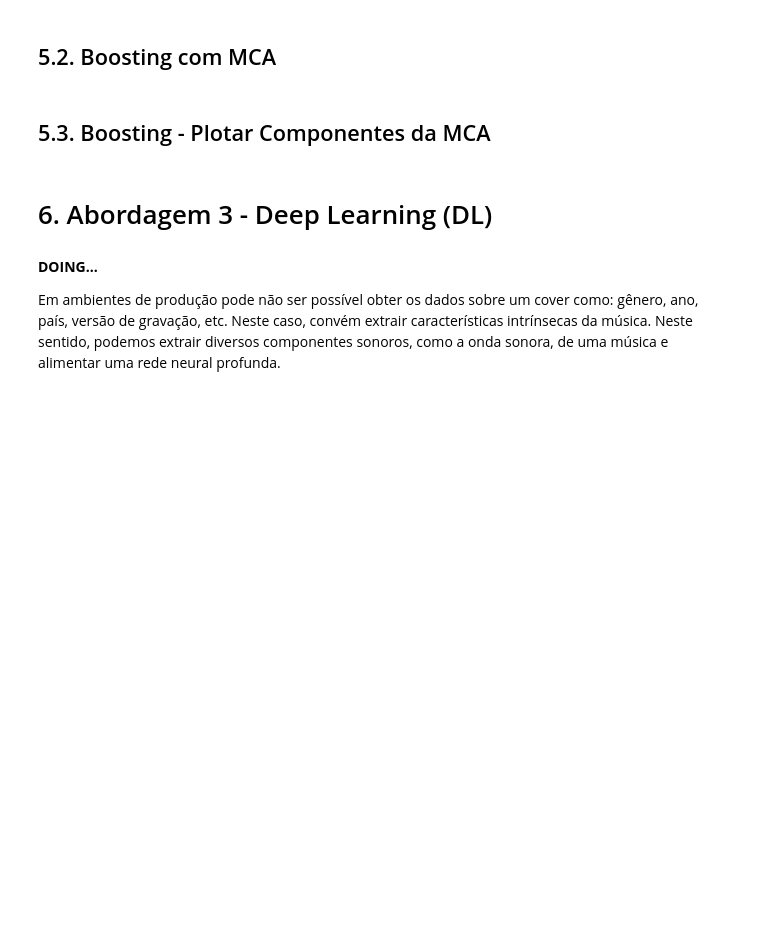
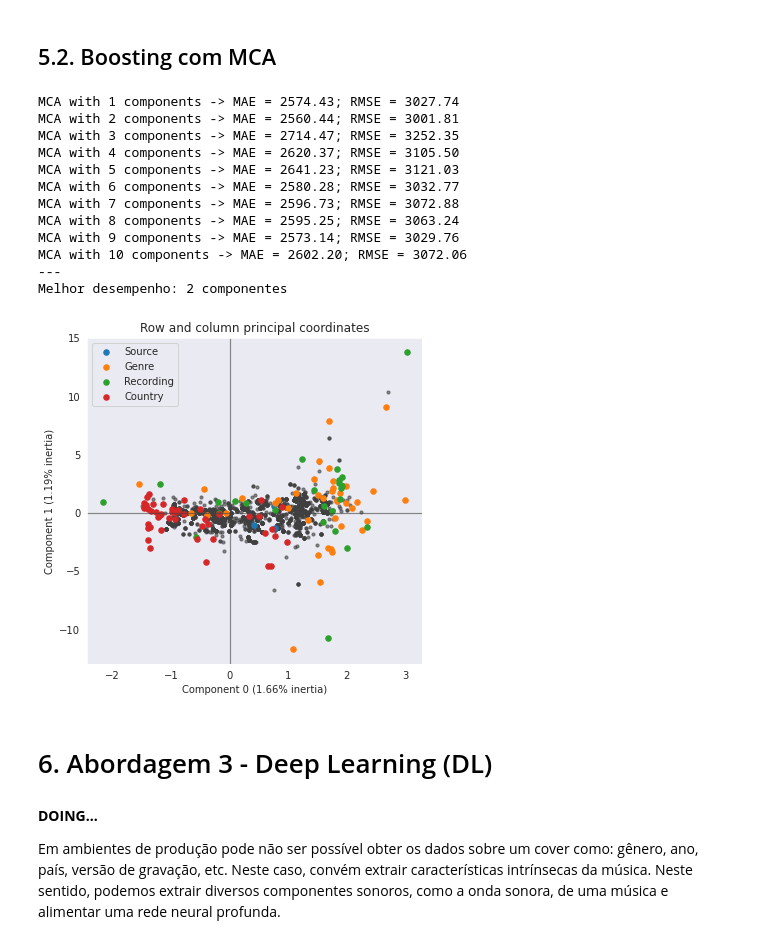
Before and after one commit to Andygrammer/CoverSongIdentification, a Jupyter notebook: CoverSongIdentification.ipynb, the cells around one changed output. Drawn from its saved outputs; the diff is of its cells as text; code cells hidden in the pictures; blank space fills up the shorter version.

```diff
--- a/CoverSongIdentification.ipynb
+++ b/CoverSongIdentification.ipynb
@@ -600,8 +624,19 @@ doEnsemble('Boosting')
 # %%
 # 'Bagging' for Random Forest; 'Boosting' for Extreme Gradient Boosting.
 # n_components -> recommendation: n_components = 1 to 10
 # X2 = features
 preds_list = doEnsembleWithMCA('Boosting', 10, X2)
-preds_list
+# %% [output]
+MCA with 1 components -> MAE = 2574.43; RMSE = 3027.74
+MCA with 2 components -> MAE = 2560.44; RMSE = 3001.81
+MCA with 3 components -> MAE = 2714.47; RMSE = 3252.35
+MCA with 4 components -> MAE = 2620.37; RMSE = 3105.50
+MCA with 5 components -> MAE = 2641.23; RMSE = 3121.03
+MCA with 6 components -> MAE = 2580.28; RMSE = 3032.77
+MCA with 7 components -> MAE = 2596.73; RMSE = 3072.88
+MCA with 8 components -> MAE = 2595.25; RMSE = 3063.24
+MCA with 9 components -> MAE = 2573.14; RMSE = 3029.76
+MCA with 10 components -> MAE = 2602.20; RMSE = 3072.06
+---
+Melhor desempenho: 2 componentes
+[figure, added]
-# %% [markdown]
-## 5.3. Boosting - Plotar Componentes da MCA
```
Also changed, not shown: parts of 9 cells of this notebook.
